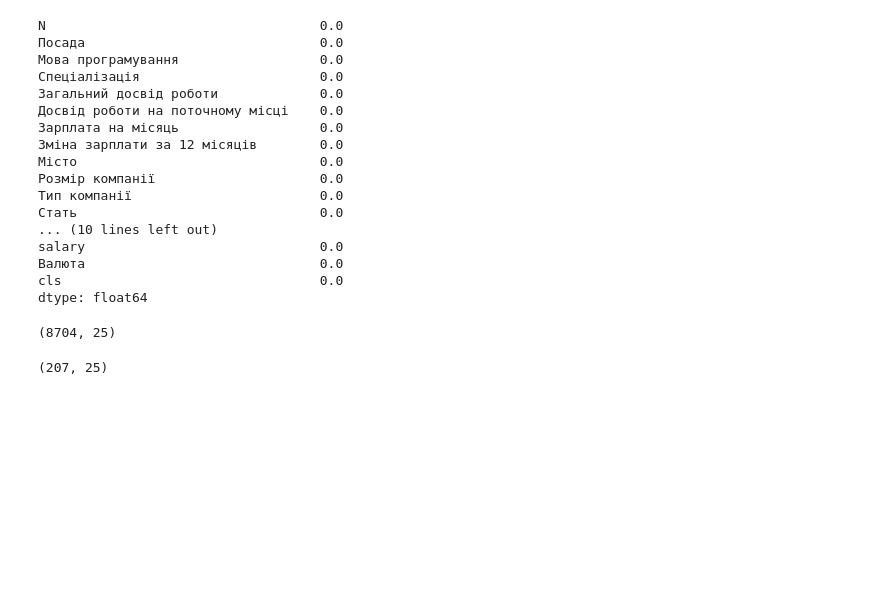
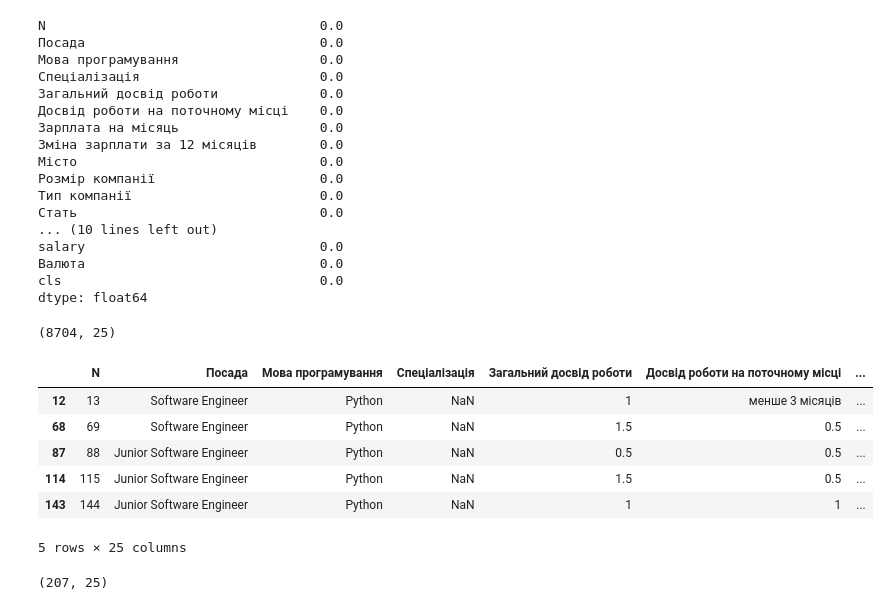
Before and after one commit to Sedzay/les4, a Jupyter notebook: Hw2_2.ipynb, the cells around one changed output. Saved outputs shown, nothing was run; the diff lists cells and outputs as text; code cells hidden in the pictures; blank space fills up the shorter version.

```diff
--- a/Hw2_2.ipynb
+++ b/Hw2_2.ipynb
@@ -138,8 +138,16 @@ df.shape
 # %%
 #Створіть нову таблицю python_data, в якій будуть тільки рядки зі спеціалістами, які вказали мову програмування Python
 python_tbl = df[df['Мова програмування'] == 'Python']
 
-#python_tbl.head()
+python_tbl.head()
+# %% [output]
+|  | N | Посада | Мова програмування | Спеціалізація | Загальний досвід роботи | Досвід роботи на поточному місці | ... |
+| 12 | 13 | Software Engineer | Python | NaN | 1 | менше 3 місяців | ... |
+| 68 | 69 | Software Engineer | Python | NaN | 1.5 | 0.5 | ... |
+| 87 | 88 | Junior Software Engineer | Python | NaN | 0.5 | 0.5 | ... |
+| 114 | 115 | Junior Software Engineer | Python | NaN | 1.5 | 0.5 | ... |
+| 143 | 144 | Junior Software Engineer | Python | NaN | 1 | 1 | ... |
+5 rows × 25 columns
 # %%
 #Визначте розмір таблиці python_data за допомогою методу shape
 python_tbl.shape
```
Also changed, not shown: parts of 3 cells of this notebook.
